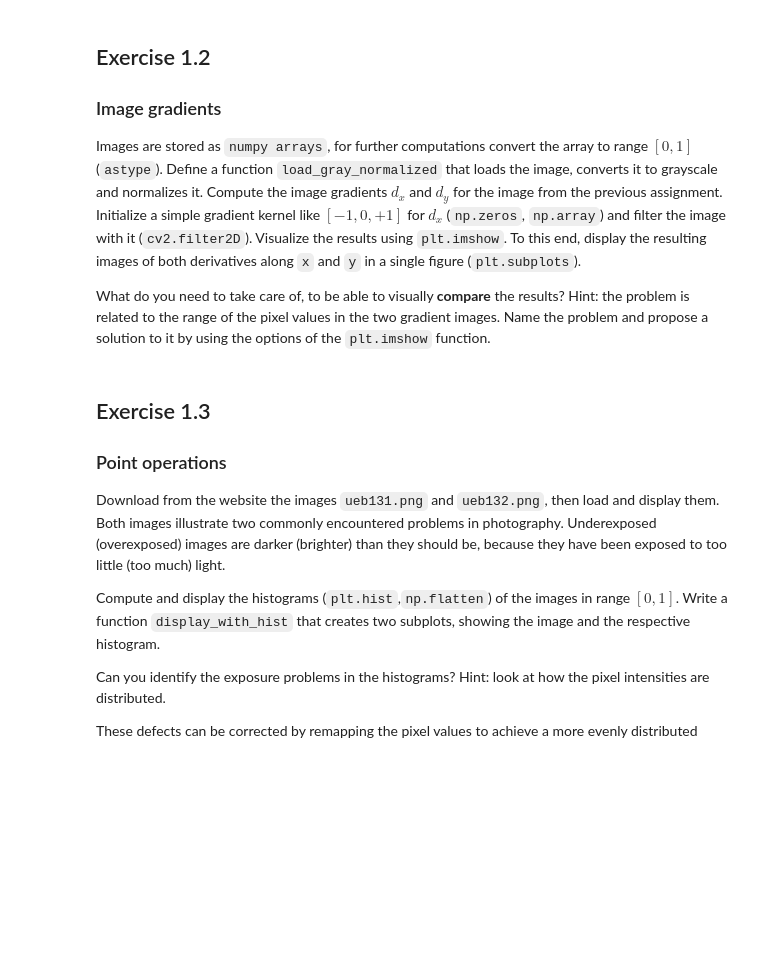
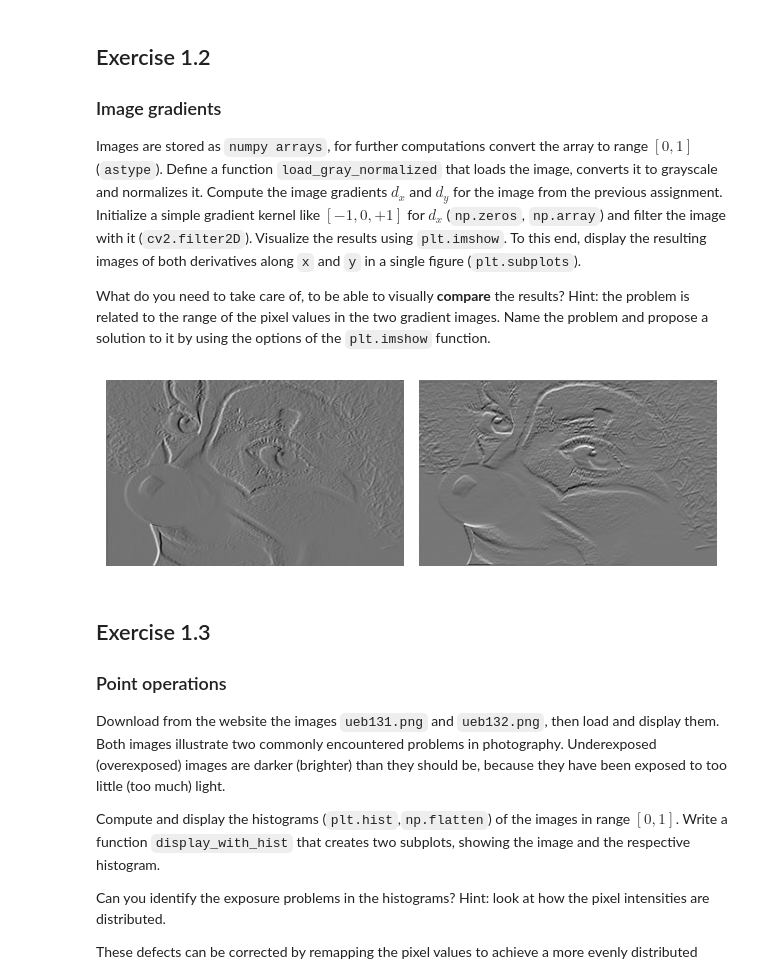
Before and after one commit to mikahoppe/computer-vision, a Jupyter notebook: 1-image-loading.ipynb, the cells around one changed output. Drawn from its saved outputs; the diff is of its cells as text; code cells hidden in the pictures; blank space fills up the shorter version.

```diff
--- a/1-image-loading.ipynb
+++ b/1-image-loading.ipynb
@@ -69,3 +76,35 @@ def load_gray_normalized(image_path):
+# %%
+def load_gray_normalized(image_path):
+  image = cv2.imread(image_path)
+  grayscale = cv2.cvtColor(image, cv2.COLOR_BGR2GRAY)
+  normalized = grayscale.astype('float32') / 255
+  return normalized
+# %%
+# load image
+image = load_gray_normalized(path)
+
+# define kernels
+dx_kernel = np.array([[-1, 0, 1]])
+dy_kernel = np.array([[-1], [0], [1]])
+
+# filter images
+filtered_image_x = cv2.filter2D(image, -1, dx_kernel)
+filtered_image_y = cv2.filter2D(image, -1, dy_kernel)
+
+# display images
+plt.figure()
+plt.subplot(1, 2, 1)
+plt.imshow(filtered_image_x, cmap="gray")
+plt.axis("off")
+
+plt.subplot(1, 2, 2)
+plt.imshow(filtered_image_y, cmap="gray")
+plt.axis("off")
+
+plt.tight_layout()
+plt.show()
+# %% [output]
+[figure, added]
 # %% [markdown]
 ## Exercise 1.3
 ### Point operations
```
Also changed, not shown: parts of 22 cells of this notebook.
